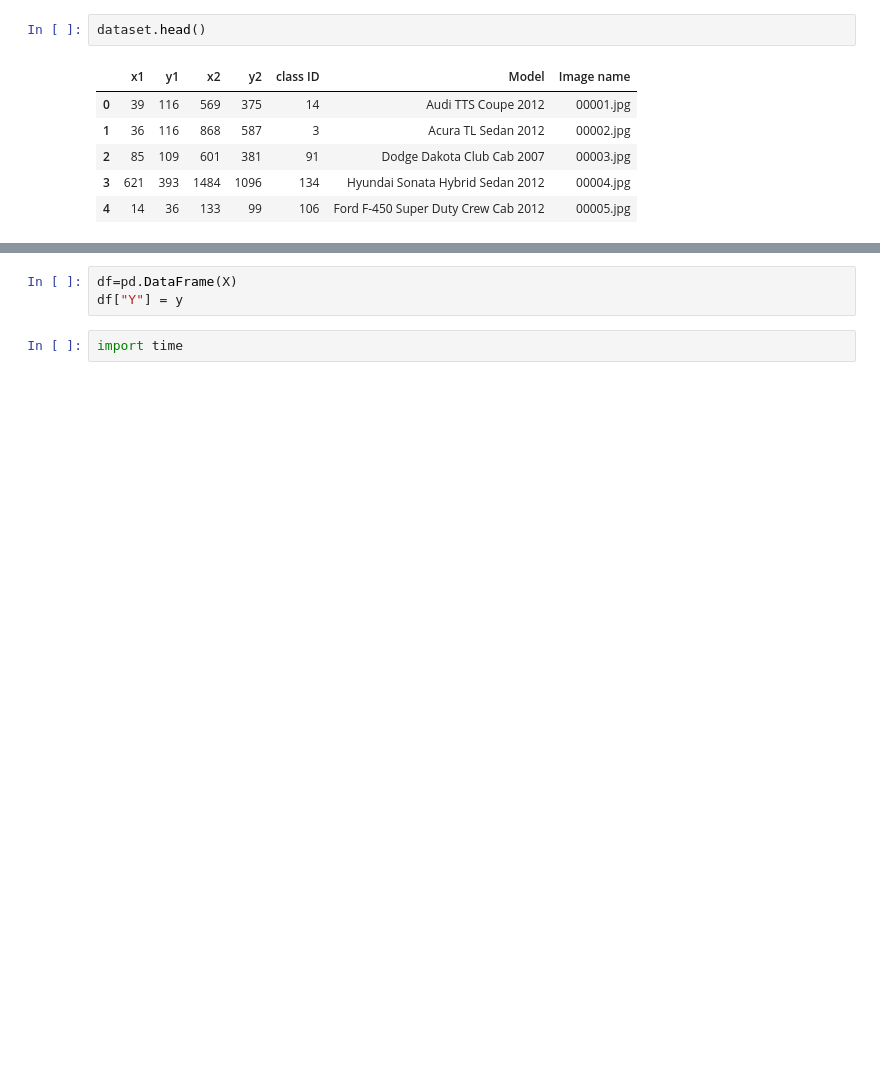
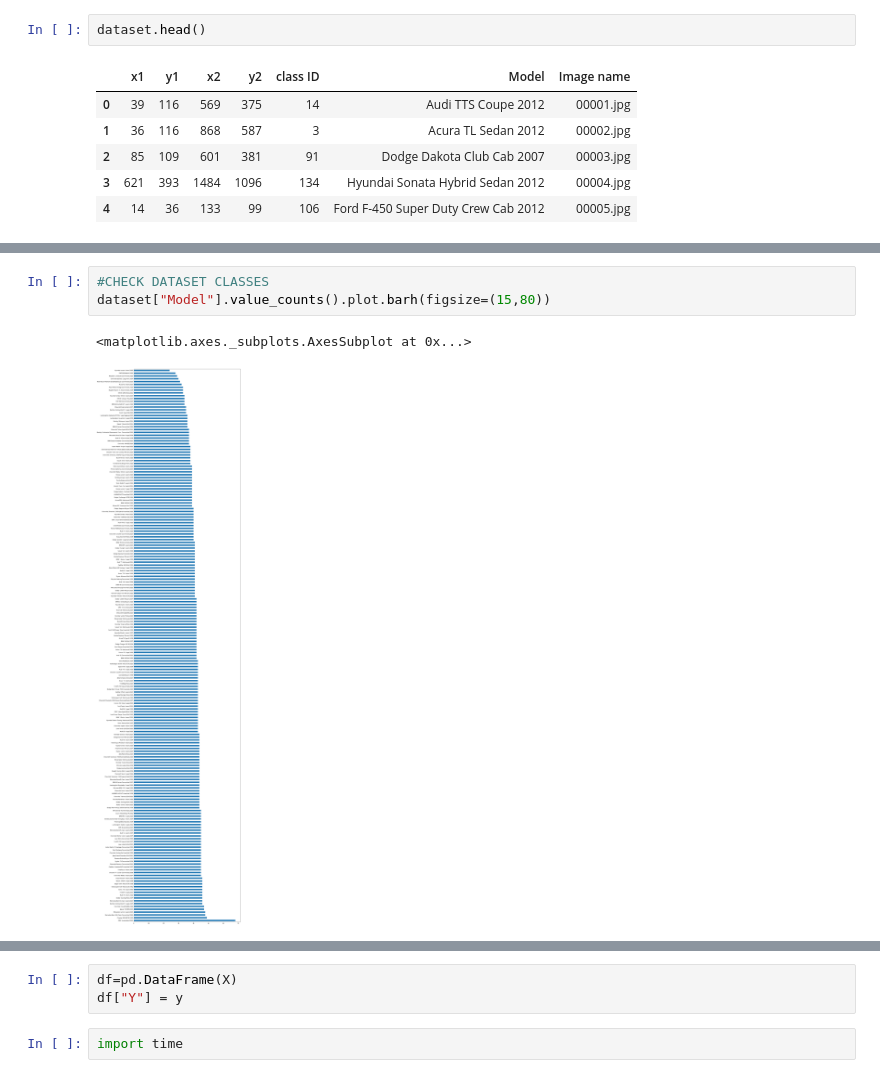
Before and after one commit to ryanliwag/grab_challenge, a Jupyter notebook: Exploration_Analysis.ipynb, the cells around one changed output, grey strips where cells are left out. Drawn from its saved outputs; the diff is of its cells as text; blank space fills up the shorter version.

Commit message:
Added Imbalance dataset sampler

```diff
--- a/Exploration_Analysis.ipynb
+++ b/Exploration_Analysis.ipynb
@@ -71,0 +71,6 @@ plt.show()
+# %%
+#CHECK DATASET CLASSES
+dataset["Model"].value_counts().plot.barh(figsize=(15,80))
+# %% [output]
+<matplotlib.axes._subplots.AxesSubplot at 0x...>
+[figure, added]
```
Also changed, not shown: parts of 29 cells of this notebook, 3 other files.
